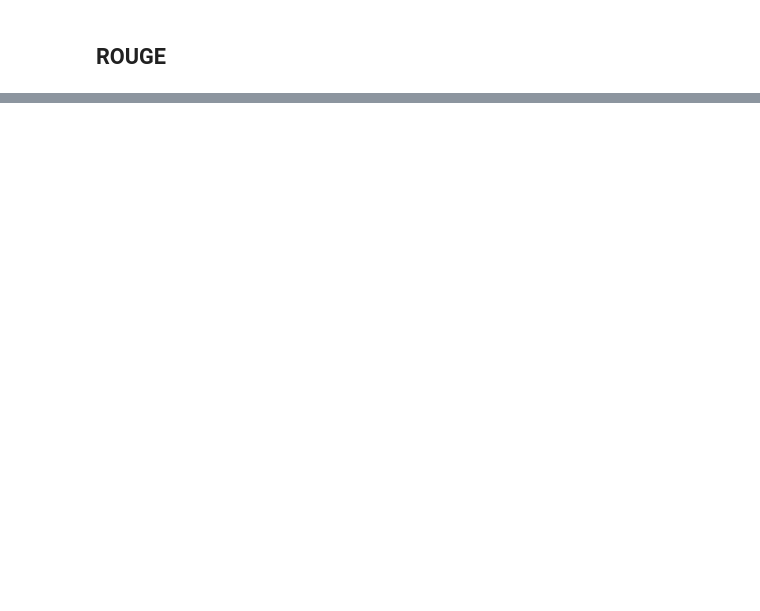
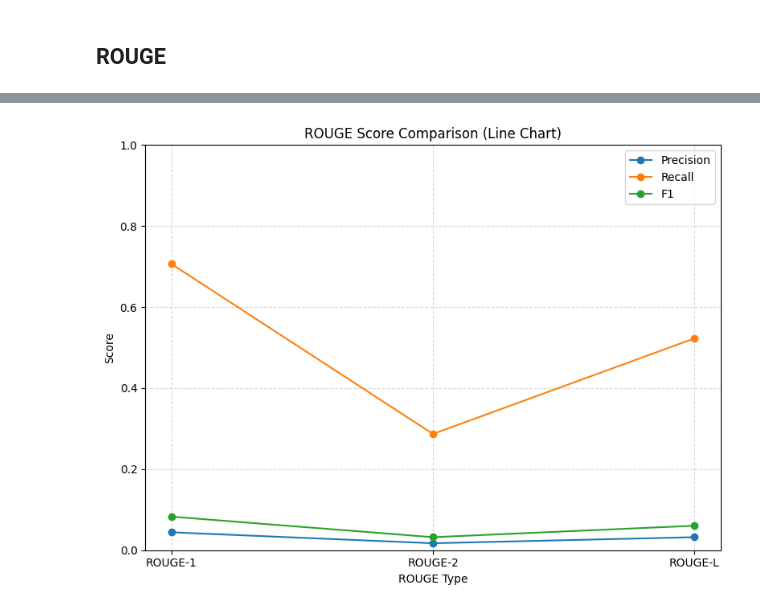
Before and after one commit to Shegun93/Mitigating-Academic-Misuse-of-LLMs-, a Jupyter notebook: Evaluation.ipynb, the cells around one changed output, grey strips where cells are left out. Saved outputs shown, nothing was run; the diff lists cells and outputs as text; code cells hidden in the pictures; blank space fills up the shorter version.

```diff
--- a/Evaluation.ipynb
+++ b/Evaluation.ipynb
@@ -523,0 +608,20 @@ ROUGE Scores: {'rouge1': {'precision': 0.05752416448819112, 'recall': 0.69922082
+# %%
+def plot_rouge_line_chart(rouge_scores):
+    rouge_types = ['rouge1', 'rouge2', 'rougeL']
+    metrics = ['precision', 'recall', 'f1']
+    x_labels = ['ROUGE-1', 'ROUGE-2', 'ROUGE-L']
+    metric_values = {metric: [rouge_scores[r][metric] for r in rouge_types] for metric in metrics}
+    plt.figure(figsize=(8, 6))
+    for metric in metrics:
+        plt.plot(x_labels, metric_values[metric], marker='o', label=metric.capitalize())
+    plt.title("ROUGE Score Comparison (Line Chart)")
+    plt.xlabel("ROUGE Type")
+    plt.ylabel("Score")
+    plt.ylim(0, 1)
+    plt.grid(True, linestyle='--', alpha=0.5)
+    plt.legend()
+    plt.tight_layout()
+    plt.show()
+plot_rouge_line_chart(rouge_scores)
+# %% [output]
+[figure, added]
```
Also changed, not shown: parts of 19 cells of this notebook, 1 other file.
